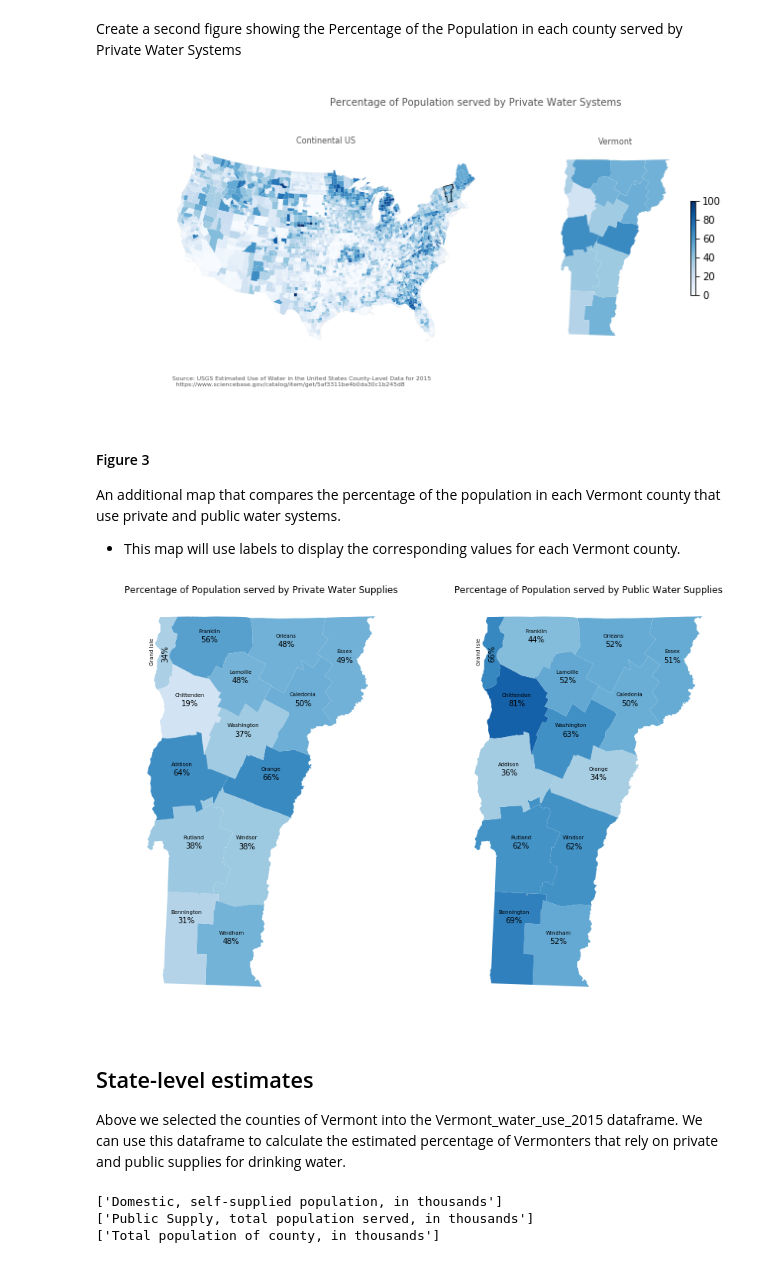
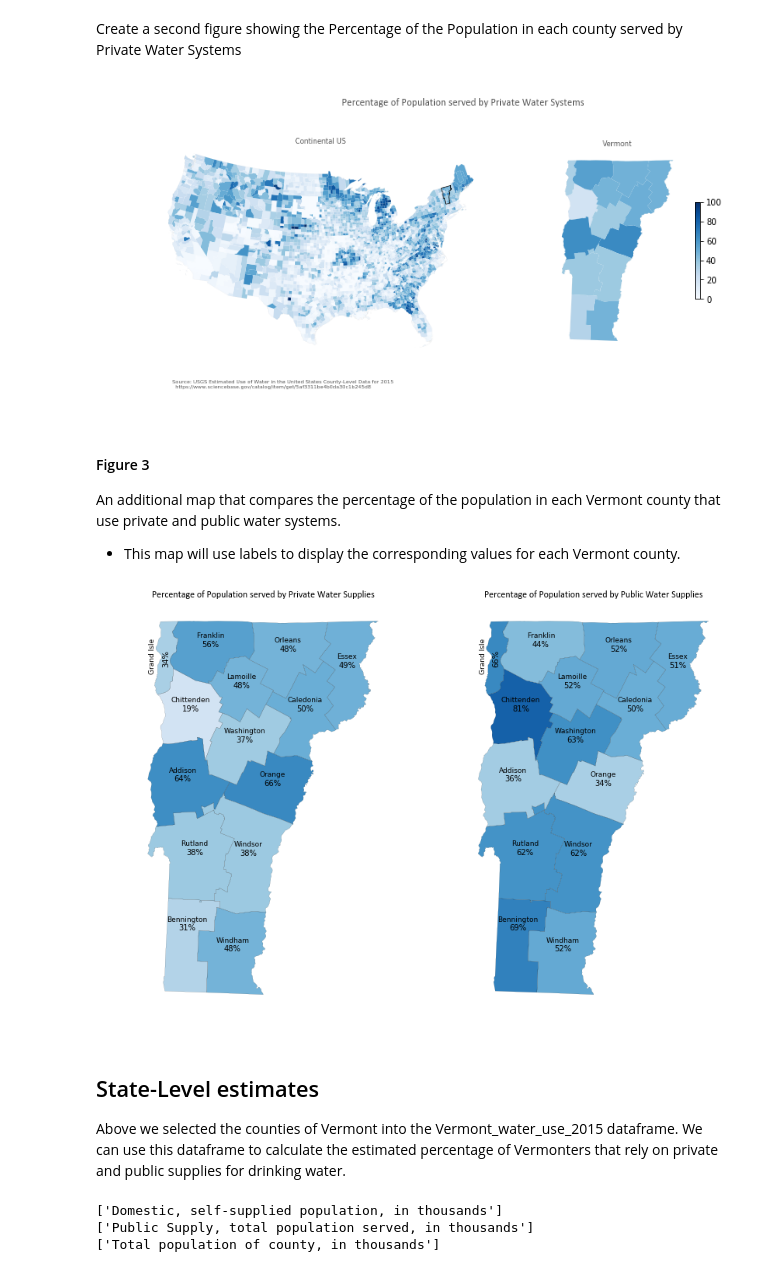
Before and after one commit to CDowey/USWaterUse, a Jupyter notebook: USGS Water Use 2015_VCGIBlog.ipynb, the cells around one changed output. Saved outputs shown, nothing was run; the diff lists cells and outputs as text; code cells hidden in the pictures.

```diff
--- a/USGS Water Use 2015_VCGIBlog.ipynb
+++ b/USGS Water Use 2015_VCGIBlog.ipynb
@@ -222,7 +222,7 @@ VT = VT_NALCC.to_crs(VT_SP_NAD83_Feet_proj_str).copy()
 Use [matplotlib](https://matplotlib.org/) to generate first figure
 # %%
 # Create Figure and subplots
-plt.rcParams['figure.figsize'] = 10, 5
+plt.rcParams['figure.figsize'] = 12, 6
 fig = plt.figure()
 
 ax1 = plt.subplot2grid((10,10), (0,0), rowspan = 10, colspan = 6)
@@ -259,8 +259,8 @@ ax2.set_title('Vermont', fontdict={'fontsize': '7', 'fontweight' : '1'},  color=
 ax1.annotate('Source: USGS Estimated Use of Water in the United States County-Level Data for 2015\n  '
              'https://www.sciencebase.gov/catalog/item/get/5af3311be4b0da30c1b245d8', xy=(0.12, 0.10),
              xycoords='figure fraction', horizontalalignment='left', verticalalignment='top', fontsize=6, color='#555555')
-ax1.annotate('Percentage of Population served by Public Water Systems', xy=(0.6, 0.95),
-             xycoords='figure fraction', horizontalalignment='center', verticalalignment='top', fontsize=10, color='#555555')
+ax1.annotate('Percentage of Population served by Public Water Systems', xy=(0.58, 0.95),
+             xycoords='figure fraction', horizontalalignment='center', verticalalignment='top', fontsize=12, fontname = 'calibri',color='#555555')
 
 # Create colorbar
 sm = plt.cm.ScalarMappable(cmap='Blues', norm=plt.Normalize(vmin=vmin, vmax=vmax))
@@ -283,36 +283,36 @@ ax1.set_aspect('equal')
 ax2.set_aspect('equal')
 
 # Plot Chloropleth map of water use by county for continental US on ax1
 US_county_water_use.plot(column = 'Per_Private', ax = ax1, cmap = 'Blues', linewidth = 0, vmin = vmin, vmax = vmax)
 Con_US_Outline.plot(ax = ax1, facecolor="none", edgecolor = '#bfbfbf', linewidth = 0.05)
 VT_NALCC.plot(ax = ax1, facecolor="none", edgecolor = '#000000', linewidth = .65)
 
 Vermont_water_use_2015.plot(column = 'Per_Private', ax = ax2, cmap = 'Blues', linewidth = 0, vmin = vmin, vmax = vmax)
 VT.plot(ax = ax2, facecolor = 'none', edgecolor = '#bfbfbf', linewidth = 0.05)
 
 # Remove axis
 ax1.axis('off')
 ax2.axis('off')
 
 # Add annotation
 ax1.set_title('Continental US', fontdict={'fontsize': '7', 'fontweight' : '1'},  color='#555555', pad = 0.5, fontsize=8)
 ax2.set_title('Vermont', fontdict={'fontsize': '7', 'fontweight' : '1'},  color='#555555', fontsize=8)
 ax1.annotate('Source: USGS Estimated Use of Water in the United States County-Level Data for 2015\n  '
              'https://www.sciencebase.gov/catalog/item/get/5af3311be4b0da30c1b245d8', xy=(0.12, 0.10),
              xycoords='figure fraction', horizontalalignment='left', verticalalignment='top', fontsize=6, color='#555555')
-ax1.annotate('Percentage of Population served by Private Water Systems', xy=(0.6, 0.95),
-             xycoords='figure fraction', horizontalalignment='center', verticalalignment='top', fontsize=10, color='#555555')
+ax1.annotate('Percentage of Population served by Private Water Systems', xy=(0.58, 0.95),
+             xycoords='figure fraction', horizontalalignment='center', verticalalignment='top', fontsize=12, fontname = 'calibri',color='#555555')
 
 # Create colorbar
 sm = plt.cm.ScalarMappable(cmap='Blues', norm=plt.Normalize(vmin=vmin, vmax=vmax))
 
 # Empty array for the data range
 sm._A = []
 
 # Add the colorbar to the figure
 cbar = fig2.colorbar(sm, orientation = 'vertical', shrink = 0.35, pad = 0.1)
 # %% [output]
-[figure, old version]
+[figure, new version]
 # %% [markdown]
 #### Figure 3
 An additional map that compares the percentage of the population in each Vermont county that use private and public water systems.
@@ -327,12 +327,15 @@ ax1.set_aspect('equal')
 ax2.set_aspect('equal')
 ax1.axis('off')
 ax2.axis('off')
-ax1.set_title('Percentage of Population served by Private Water Supplies')
-ax2.set_title('Percentage of Population served by Public Water Supplies')
+ax1.set_title('Percentage of Population served by Private Water Supplies', fontname = 'calibri')
+ax2.set_title('Percentage of Population served by Public Water Supplies', fontname = 'calibri')
 
 
-Vermont_water_use_2015.plot(column = 'Per_Private', ax = ax1, cmap = 'Blues', linewidth = 0, vmin = vmin, vmax = vmax)
-Vermont_water_use_2015.plot(column = 'Per_Public', ax = ax2, cmap = 'Blues', linewidth = 0, vmin = vmin, vmax = vmax)
+Vermont_water_use_2015.plot(column = 'Per_Private', ax = ax1, cmap = 'Blues', linewidth = 5, vmin = vmin, vmax = vmax)
+Vermont_water_use_2015.plot(ax = ax1, facecolor = 'none', edgecolor = 'black', linewidth = .1)
+
+Vermont_water_use_2015.plot(column = 'Per_Public', ax = ax2, cmap = 'Blues', linewidth = 5, vmin = vmin, vmax = vmax)
+Vermont_water_use_2015.plot(ax = ax2, facecolor = 'none', edgecolor = 'black', linewidth = .1)
 
 # Use the geopandas method centroid to create coordinates for label placement
 # Round the values to the nearest tenth of a percent
@@ -363,14 +366,14 @@ Vermont_water_use_2015.apply(lambda x: ax1.annotate(s=(str(x.NAME)),
                                                     xy=x.geometry.centroid.coords[0],
                                                     xytext=((x.geometry.centroid.coords[0][0] + horizontal_label_offset[x.NAME]),
                                                             (x.geometry.centroid.coords[0][1] + vertical_label_offset[x.NAME])),
-                                                    rotation = label_rot[x.NAME], fontsize = 7,
+                                                    rotation = label_rot[x.NAME], fontsize = 9,
                                                     ha='center', va = 'center'), axis=1);
 
 Vermont_water_use_2015.apply(lambda x: ax2.annotate(s=(str(x.NAME)),
                                                     xy=x.geometry.centroid.coords[0],
                                                     xytext=((x.geometry.centroid.coords[0][0] + horizontal_label_offset[x.NAME]),
                                                             (x.geometry.centroid.coords[0][1] + vertical_label_offset[x.NAME])),
-                                                    rotation = label_rot[x.NAME], fontsize = 7,
+                                                    rotation = label_rot[x.NAME], fontsize = 9,
                                                     ha='center', va = 'center'), axis=1);
 # Percentage Labels
 Vermont_water_use_2015.apply(lambda x: ax1.annotate(s=(str(x.Per_Private) + '%'),
@@ -386,10 +389,11 @@ Vermont_water_use_2015.apply(lambda x: ax2.annotate(s=((str(x.Per_Public)) + '%'
                                                             (x.geometry.centroid.coords[0][1] + vertical_per_offset[x.NAME])),
                                                     rotation = label_rot[x.NAME],
                                                     ha='center'), axis=1);
+plt.savefig(r"C:\Users\colin.dowey\OneDrive - State of Vermont\MyFiles\USGSWaterData\VCGI_Medium\Figures\fig3.pdf")
 # %% [output]
-[figure, old version]
+[figure, new version]
 # %% [markdown]
-## State-level estimates
+## State-Level estimates
 Above we selected the counties of Vermont into the Vermont_water_use_2015 dataframe. We can use this dataframe to calculate the estimated percentage of Vermonters that rely on private and public supplies for drinking water.
 # %%
 # Use the dictionary to confirm the fields of interest
```
Also changed, not shown: parts of 3 cells of this notebook.
